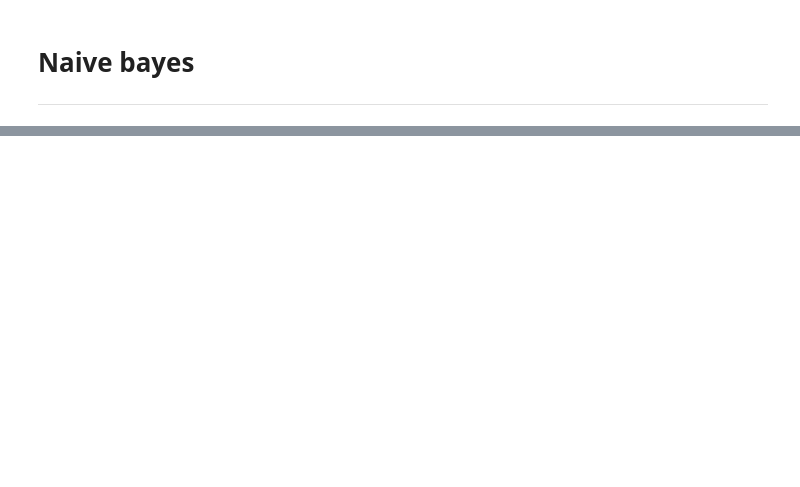
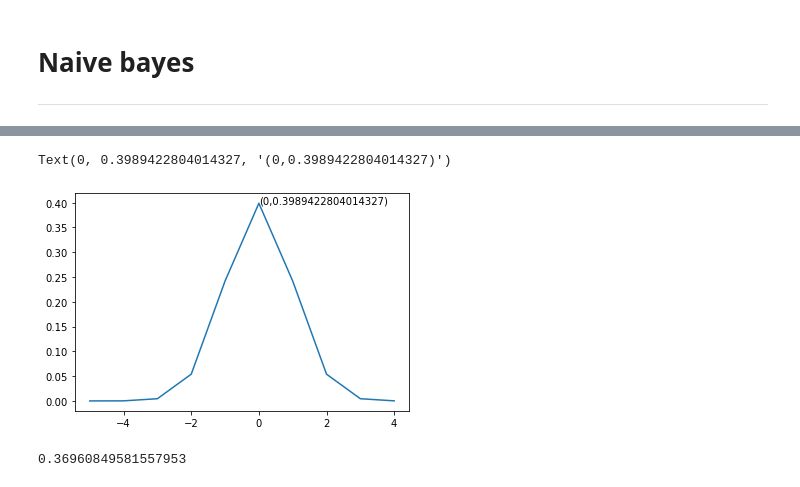
Before and after one commit to hsargoli/MyWorks, a Jupyter notebook: MLalgorithm.ipynb, the cells around one changed output, grey strips where cells are left out. Drawn from its saved outputs; the diff is of its cells as text; code cells hidden in the pictures; blank space fills up the shorter version.

```diff
--- a/MLalgorithm.ipynb
+++ b/MLalgorithm.ipynb
@@ -465,0 +554,15 @@ index  ,  ypredict  , yorg
+# %%
+sd=1
+mean=0
+def pdf(X,mean,sd):
+    aa=np.exp(-((X-mean)**2)/(2*(sd**2)))
+    a=1/(np.sqrt(2*np.pi)*sd)
+    return a*aa
+y=[pdf(i,mean,sd) for i in range(-5,5)]
+maxindex=y.index(max(y))
+x1=range(-5,5)
+plt.plot(x1,y)
+plt.text(x1[maxindex],y[maxindex],'({},{})'.format(x1[maxindex],y[maxindex]))
+# %% [output]
+Text(0, 0.3989422804014327, '(0,0.3989422804014327)')
+[figure, added]
@@ -465,0 +573,7 @@ index  ,  ypredict  , yorg
+# %%
+pdf(xx[:,1][0],m0,s)
+# calculate probabiltity of each X
+# calculate p(0) and p(1) with bayes theorom
+# p(0) = p((X1) | y=0) * p(pdf(X2) | y=0) * CP
+# %% [output]
+0.36960849581557953
```
Also changed, not shown: parts of 19 cells of this notebook.
